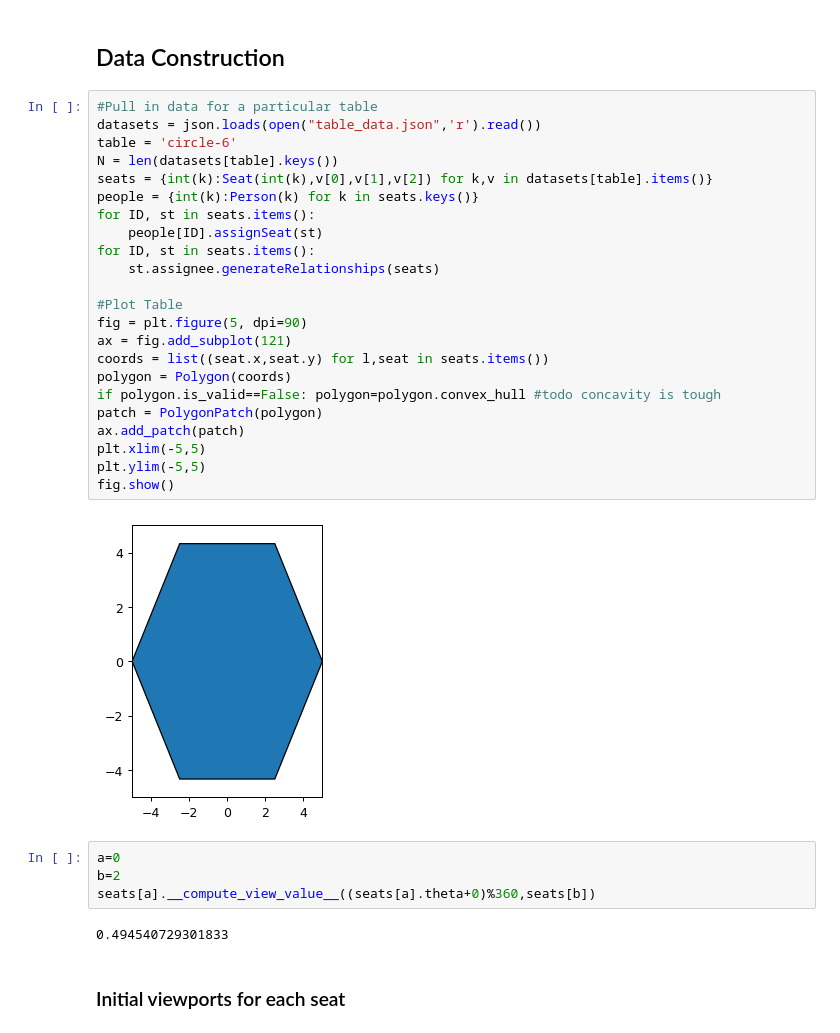
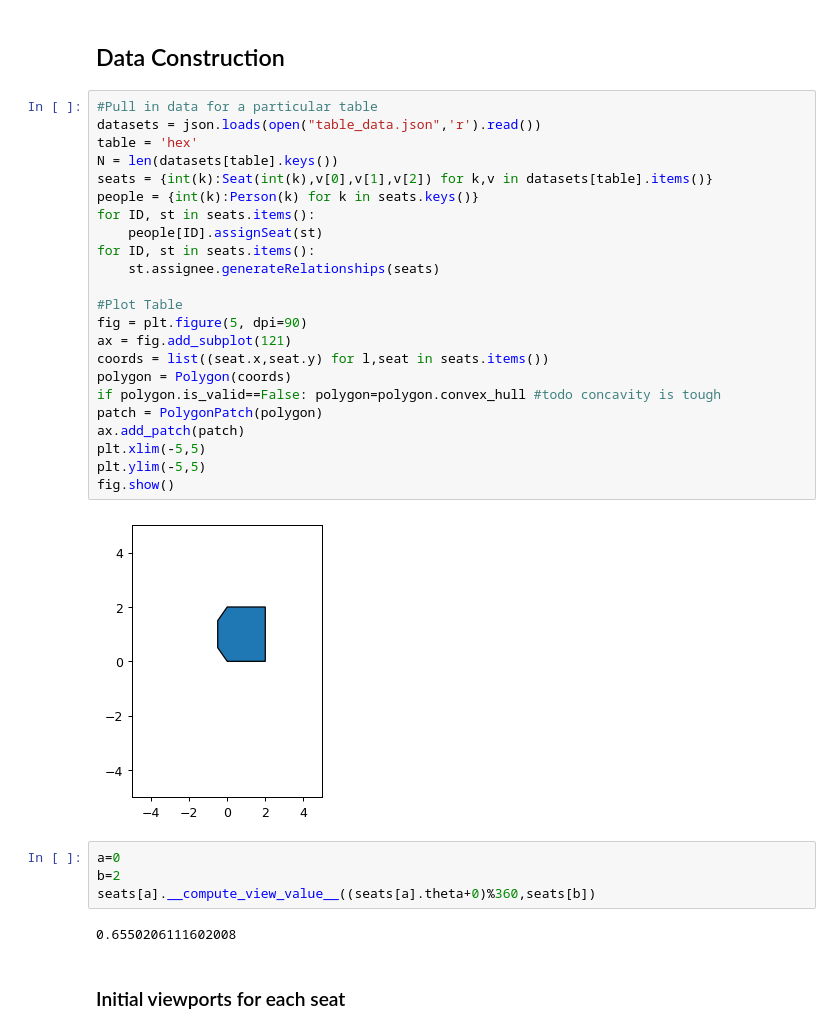
Before and after one commit to Suhas7/mas-tables, a Jupyter notebook: Round1.ipynb, the cells around one changed output. Saved outputs shown, nothing was run; the diff lists cells and outputs as text.

```diff
--- a/Round1.ipynb
+++ b/Round1.ipynb
@@ -112,34 +112,34 @@ class Person:
 # %%
 #Pull in data for a particular table
 datasets = json.loads(open("table_data.json",'r').read())
-table = 'circle-6'
+table = 'hex'
 N = len(datasets[table].keys())
 seats = {int(k):Seat(int(k),v[0],v[1],v[2]) for k,v in datasets[table].items()}
 people = {int(k):Person(k) for k in seats.keys()}
 for ID, st in seats.items():
     people[ID].assignSeat(st)
 for ID, st in seats.items():
     st.assignee.generateRelationships(seats)
 
 #Plot Table
 fig = plt.figure(5, dpi=90)
 ax = fig.add_subplot(121)
 coords = list((seat.x,seat.y) for l,seat in seats.items())
 polygon = Polygon(coords)
 if polygon.is_valid==False: polygon=polygon.convex_hull #todo concavity is tough
 patch = PolygonPatch(polygon)
 ax.add_patch(patch)
 plt.xlim(-5,5)
 plt.ylim(-5,5)
 fig.show()
 # %% [output]
-[figure, old version]
+[figure, new version]
 # %%
 a=0
 b=2
 seats[a].__compute_view_value__((seats[a].theta+0)%360,seats[b])
 # %% [output]
-0.494540729301833
+0.6550206111602008
 # %% [markdown]
 ### Initial viewports for each seat
 # %%
```
Also changed, not shown: parts of 4 cells of this notebook.
